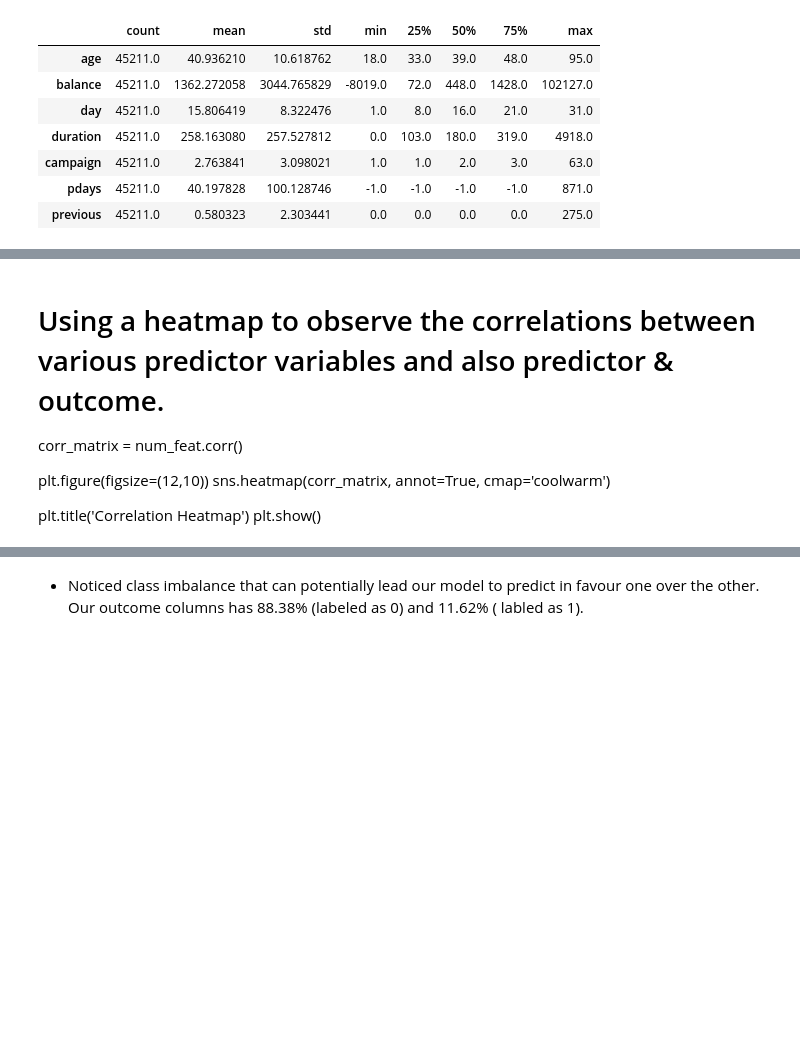
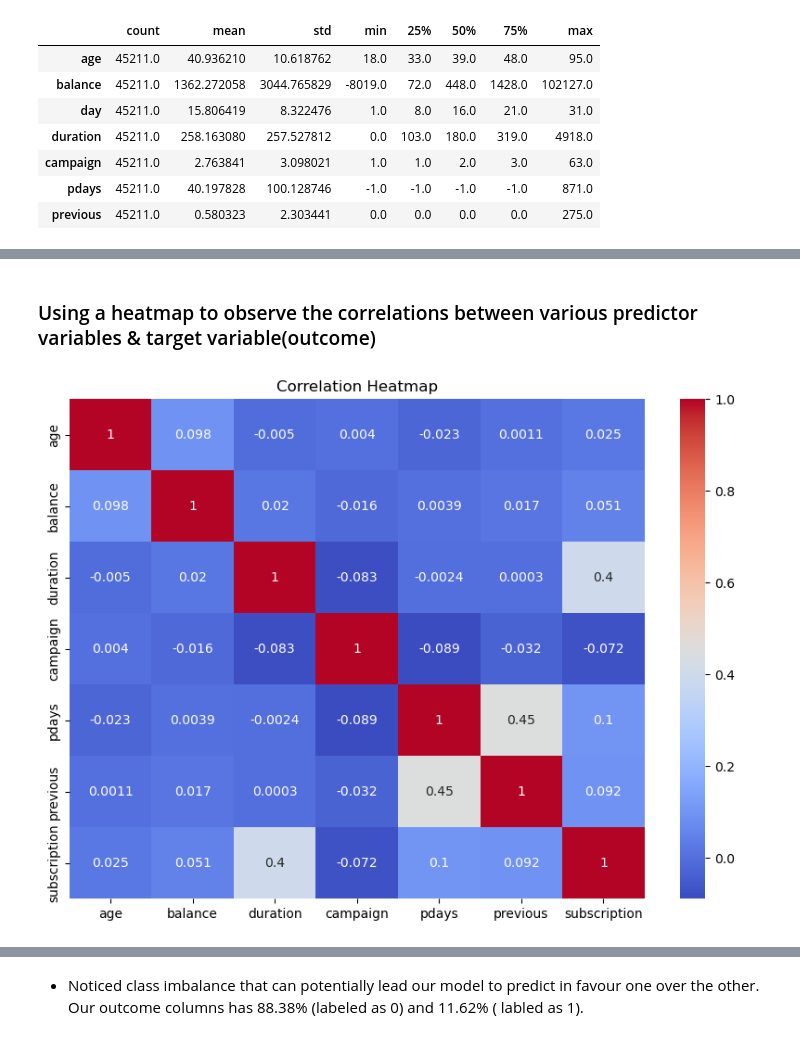
Before and after one commit to Tesfalem1983/Final-Project-LHL, a Jupyter notebook: Final_Project_SL.ipynb, the cells around one changed output, grey strips where cells are left out. Saved outputs shown, nothing was run; the diff lists cells and outputs as text; code cells hidden in the pictures; blank space fills up the shorter version.

```diff
--- a/Final_Project_SL.ipynb
+++ b/Final_Project_SL.ipynb
@@ -135,11 +132,14 @@ num_feat
 | 45210 | 37 | 2971 | 361 | 2 | 188 | 11 | 0 |
 43193 rows × 7 columns
 # %% [markdown]
-# Using a heatmap to observe the correlations between various predictor variables and also predictor & outcome.
-corr_matrix = num_feat.corr()
-
-plt.figure(figsize=(12,10))
-sns.heatmap(corr_matrix, annot=True, cmap='coolwarm')
-
-plt.title('Correlation Heatmap')
-plt.show()
+### Using a heatmap to observe the correlations between various predictor variables & target variable(outcome)
+# %%
+corr_matrix = num_feat.corr()
+
+plt.figure(figsize=(10,7))
+sns.heatmap(corr_matrix, annot=True, cmap='coolwarm')
+
+plt.title('Correlation Heatmap')
+plt.show()
+# %% [output]
+[figure, added]
```
Also changed, not shown: parts of 26 cells of this notebook.
